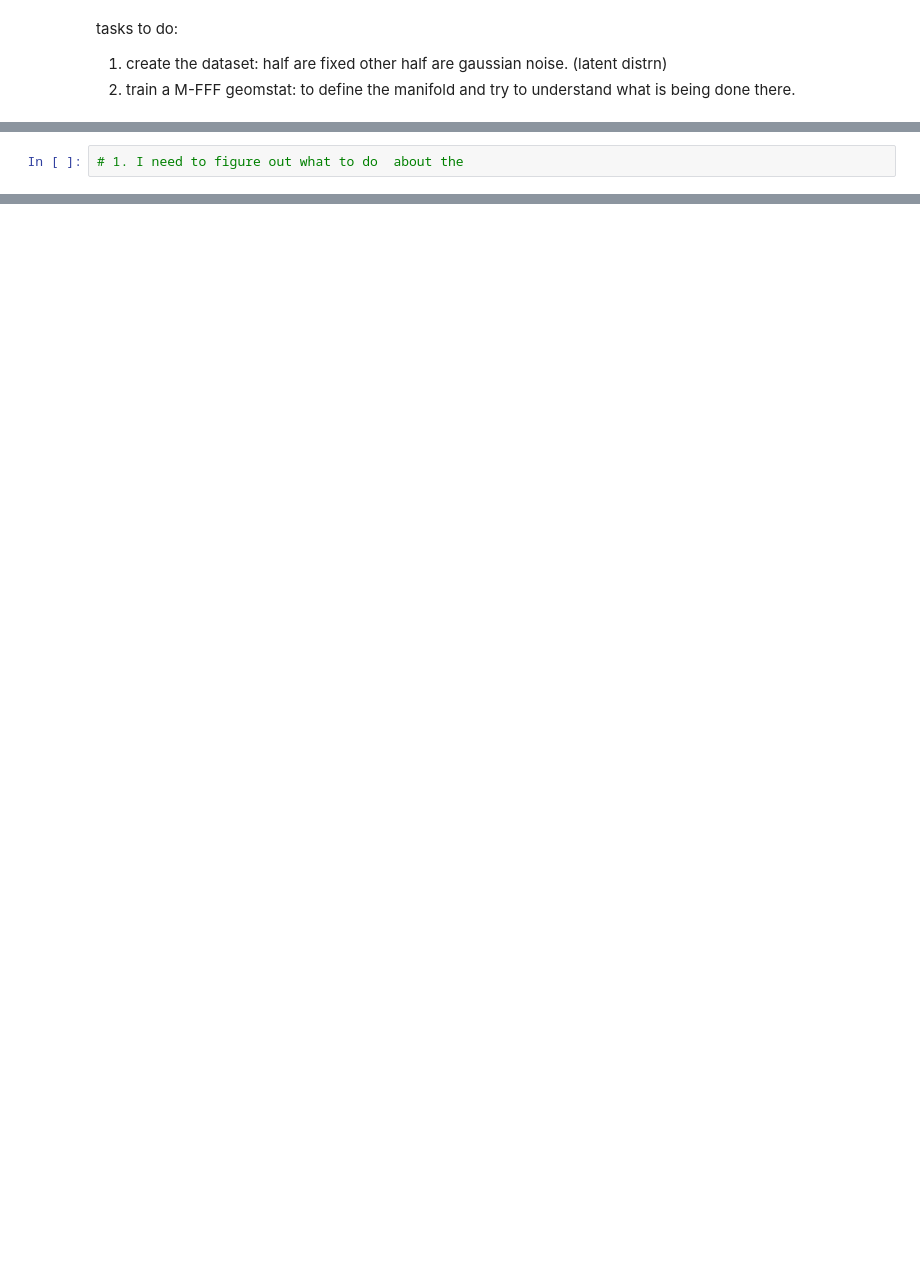
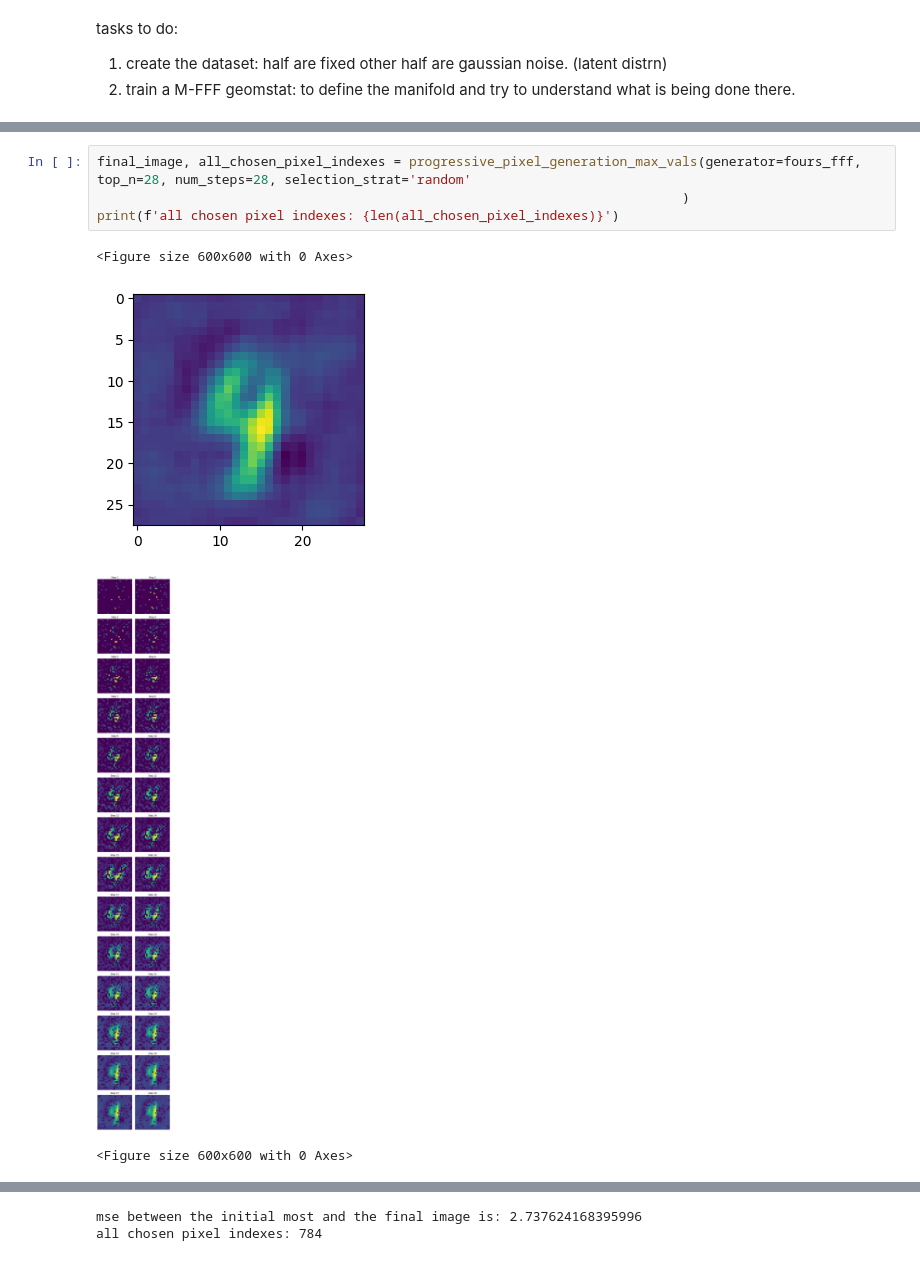
Before and after one commit to neelkanthrawat/pixelwise_unmasking, a Jupyter notebook: scripts/notebooks/mnist_expt_fff.ipynb, the cells around one changed output, grey strips where cells are left out. Cells and saved outputs as stored; diff of their text form; blank space fills up the shorter version.

```diff
--- a/scripts/notebooks/mnist_expt_fff.ipynb
+++ b/scripts/notebooks/mnist_expt_fff.ipynb
@@ -168,2 +283,9 @@ True
-# %%
-# 1. I need to figure out what to do  about the
+# %%
+final_image, all_chosen_pixel_indexes = progressive_pixel_generation_max_vals(generator=fours_fff, top_n=28, num_steps=28, selection_strat='random'
+                                                                           )
+print(f'all chosen pixel indexes: {len(all_chosen_pixel_indexes)}')
+# %% [output]
+<Figure size 600x600 with 0 Axes>
+[figure, added]
+[figure, added]
+<Figure size 600x600 with 0 Axes>
@@ -169,0 +293,2 @@ True
+mse between the initial most and the final image is: 2.737624168395996
+all chosen pixel indexes: 784
```
Also changed, not shown: parts of 14 cells of this notebook.
